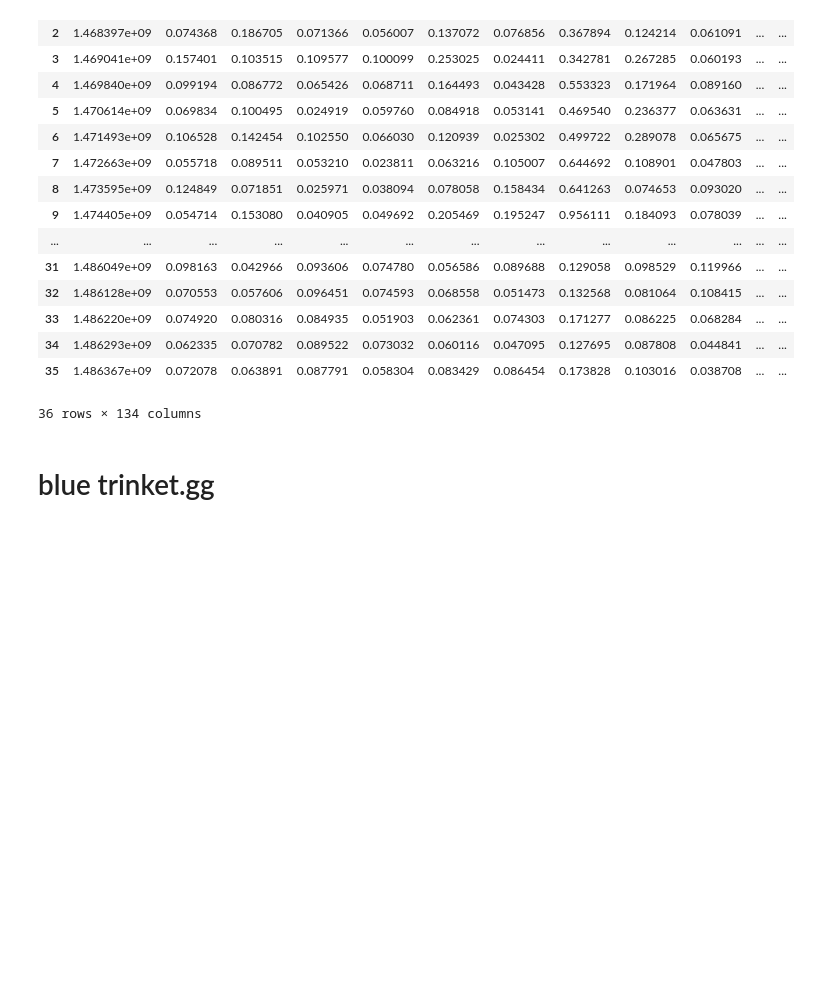
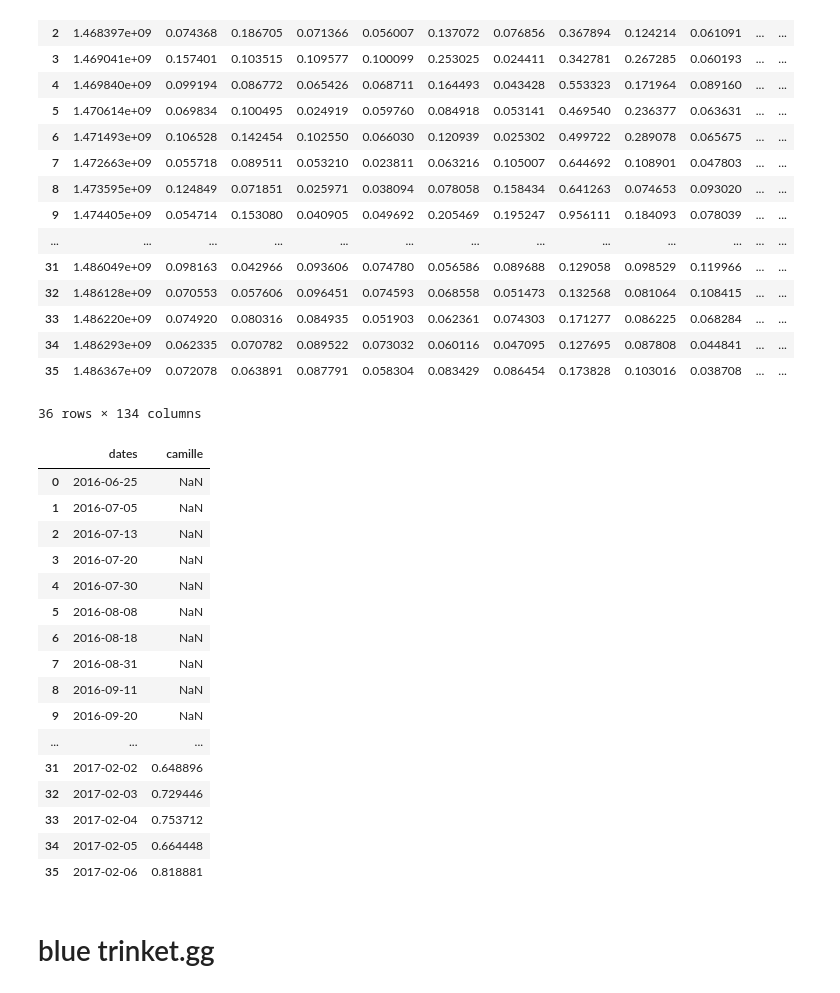
Before and after one commit to joseph-jnl/insight, a Jupyter notebook: flask_scrape.ipynb, the cells around one changed output. Saved outputs shown, nothing was run; the diff lists cells and outputs as text; code cells hidden in the pictures; blank space fills up the shorter version.

```diff
--- a/flask_scrape.ipynb
+++ b/flask_scrape.ipynb
@@ -528,3 +524,29 @@ nerfs = pd.read
+# %%
+import pandas as pd
+
+champ = 'camille'
+nerfs = pd.read_csv('./flasklol/app/static/data/graph_nerfs_all.csv')
+dfn = nerfs[['dates', champ]]
+# df.to_csv('./flasklol/app/static/data/nerfb.csv',index=False)
+dfn
+# %% [output]
+|  | dates | camille |
+| 0 | 2016-06-25 | NaN |
+| 1 | 2016-07-05 | NaN |
+| 2 | 2016-07-13 | NaN |
+| 3 | 2016-07-20 | NaN |
+| 4 | 2016-07-30 | NaN |
+| 5 | 2016-08-08 | NaN |
+| 6 | 2016-08-18 | NaN |
+| 7 | 2016-08-31 | NaN |
+| 8 | 2016-09-11 | NaN |
+| 9 | 2016-09-20 | NaN |
+| ... | ... | ... |
+| 31 | 2017-02-02 | 0.648896 |
+| 32 | 2017-02-03 | 0.729446 |
+| 33 | 2017-02-04 | 0.753712 |
+| 34 | 2017-02-05 | 0.664448 |
+| 35 | 2017-02-06 | 0.818881 |
 # %%
 sudo docker run --rm -d --name flask1 -p 80:80 josephlee021/flaskimage:version005
 # %%
```
Also changed, not shown: parts of 2 cells of this notebook, 3 other files.
